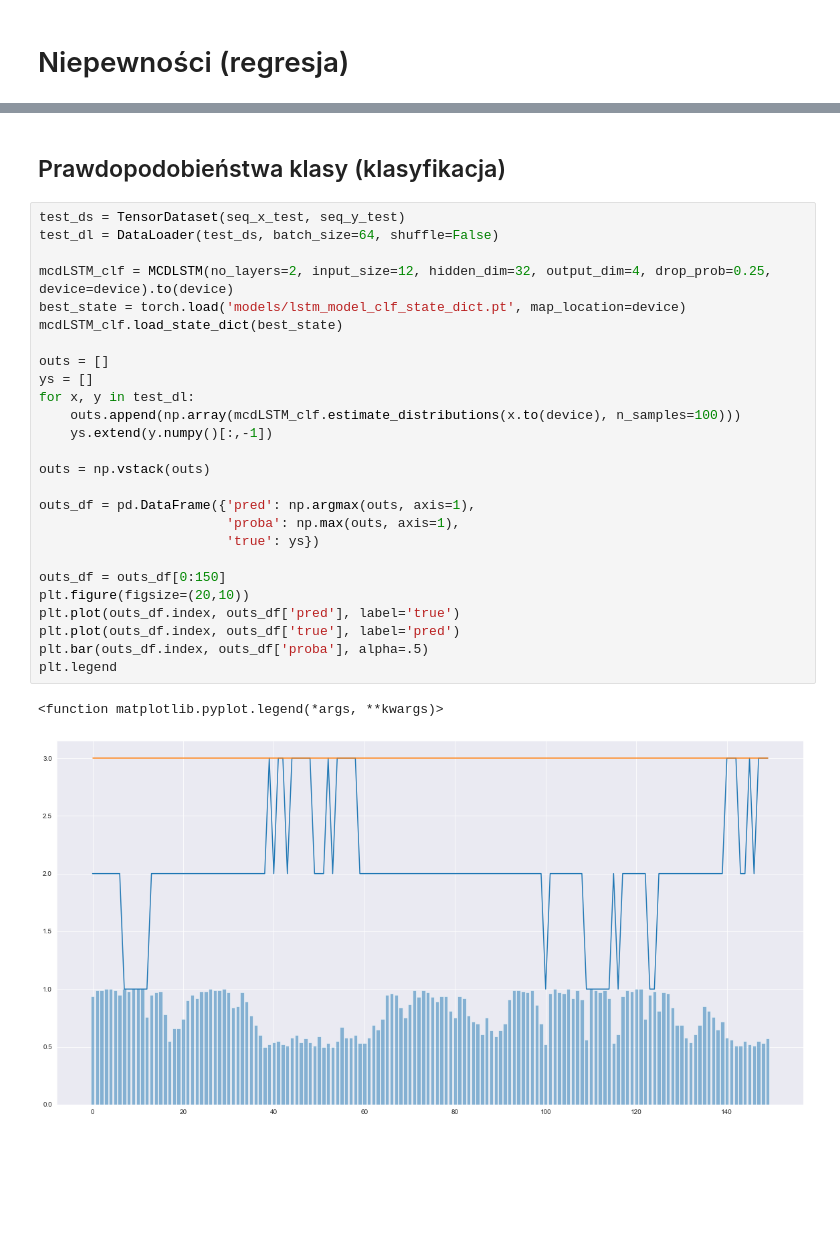
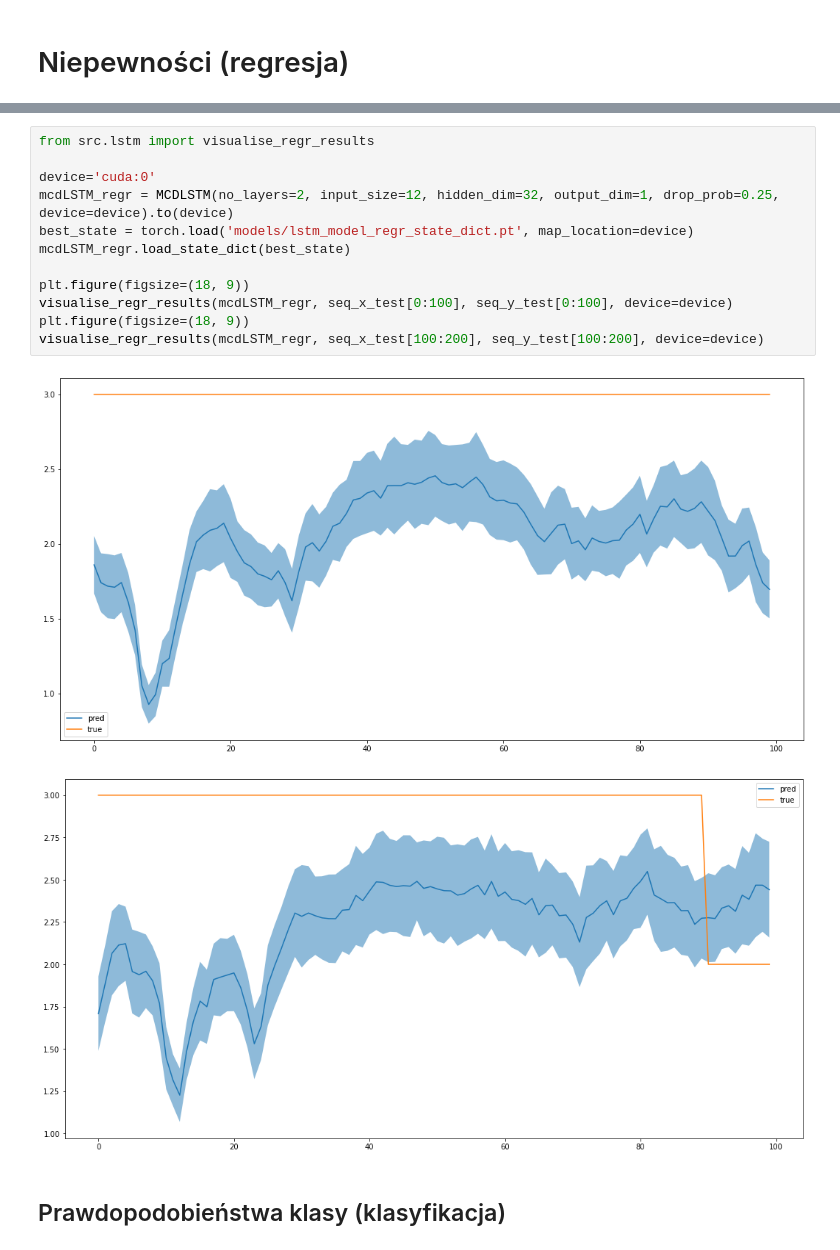
Before and after one commit to tomdrozdz/pgm-project, a Jupyter notebook: lstm.ipynb, the cells around one changed output, grey strips where cells are left out. Saved outputs shown, nothing was run; the diff lists cells and outputs as text; blank space fills up the shorter version.

```diff
--- a/lstm.ipynb
+++ b/lstm.ipynb
@@ -126,31 +102,17 @@ plt.fill_between(outs_df_2.index, y1=outs_df_2['mean']-outs_df_2['std'],
+# %%
+from src.lstm import visualise_regr_results
+
+device='cuda:0'
+mcdLSTM_regr = MCDLSTM(no_layers=2, input_size=12, hidden_dim=32, output_dim=1, drop_prob=0.25, device=device).to(device)
+best_state = torch.load('models/lstm_model_regr_state_dict.pt', map_location=device)
+mcdLSTM_regr.load_state_dict(best_state)
+
+plt.figure(figsize=(18, 9))
+visualise_regr_results(mcdLSTM_regr, seq_x_test[0:100], seq_y_test[0:100], device=device)
+plt.figure(figsize=(18, 9))
+visualise_regr_results(mcdLSTM_regr, seq_x_test[100:200], seq_y_test[100:200], device=device)
+# %% [output]
+[figure, added]
+[figure, added]
 # %% [markdown]
 ## Prawdopodobieństwa klasy (klasyfikacja)
-# %%
-test_ds = TensorDataset(seq_x_test, seq_y_test)
-test_dl = DataLoader(test_ds, batch_size=64, shuffle=False)
-
-mcdLSTM_clf = MCDLSTM(no_layers=2, input_size=12, hidden_dim=32, output_dim=4, drop_prob=0.25, device=device).to(device)
-best_state = torch.load('models/lstm_model_clf_state_dict.pt', map_location=device)
-mcdLSTM_clf.load_state_dict(best_state)
-
-outs = []
-ys = []
-for x, y in test_dl:
-    outs.append(np.array(mcdLSTM_clf.estimate_distributions(x.to(device), n_samples=100)))
-    ys.extend(y.numpy()[:,-1])
-
-outs = np.vstack(outs)
-
-outs_df = pd.DataFrame({'pred': np.argmax(outs, axis=1),
-                        'proba': np.max(outs, axis=1),
-                        'true': ys})
-
-outs_df = outs_df[0:150]
-plt.figure(figsize=(20,10))
-plt.plot(outs_df.index, outs_df['pred'], label='true')
-plt.plot(outs_df.index, outs_df['true'], label='pred')
-plt.bar(outs_df.index, outs_df['proba'], alpha=.5)
-plt.legend
-# %% [output]
-<function matplotlib.pyplot.legend(*args, **kwargs)>
-[figure, removed]
```
Also changed, not shown: parts of 5 cells of this notebook, 1 other file.
